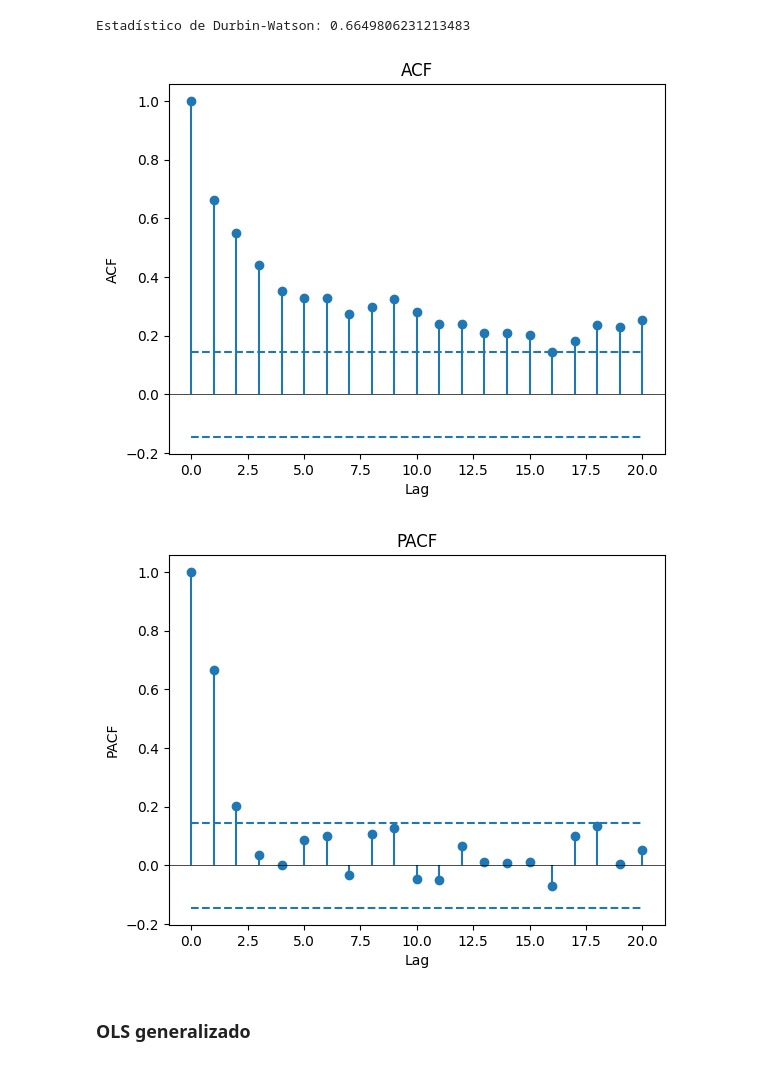
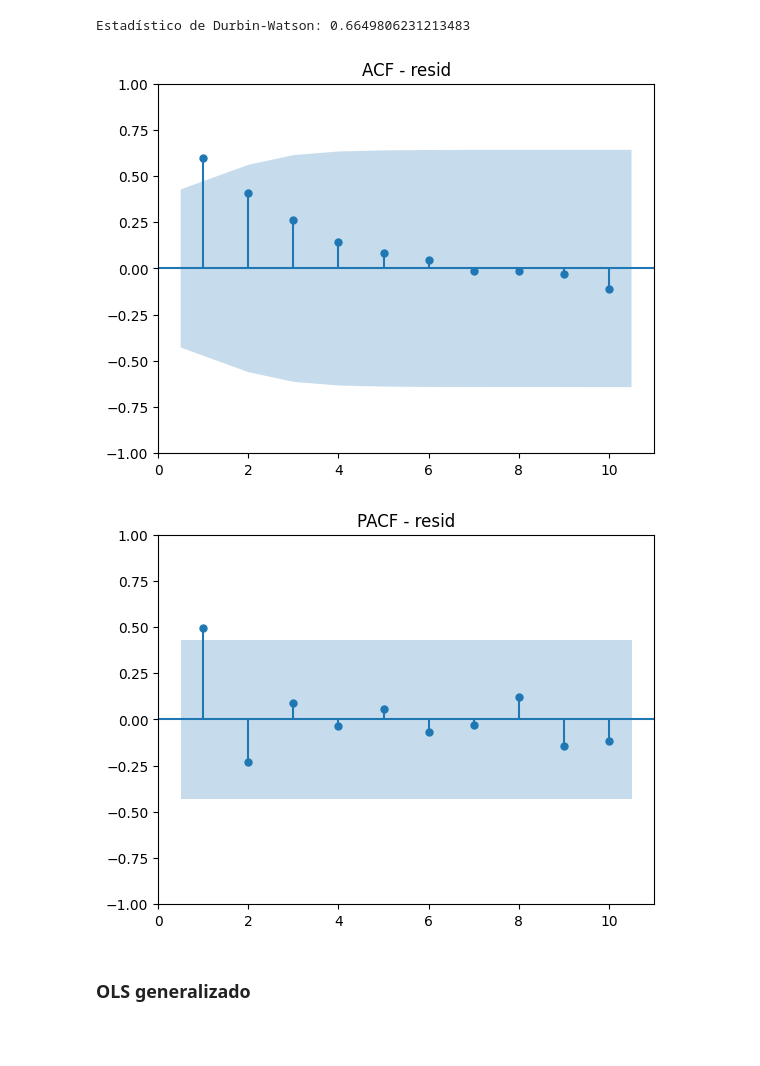
Before and after one commit to felipeaguirre66/UDESA-estocastico, a Jupyter notebook: Clase 7/tp_7NEW.ipynb, the cells around one changed output. Drawn from its saved outputs; the diff is of its cells as text; code cells hidden in the pictures; blank space fills up the shorter version.

```diff
--- a/Clase 7/tp_7NEW.ipynb
+++ b/Clase 7/tp_7NEW.ipynb
@@ -279,31 +250,16 @@ Estadístico de Durbin-Watson: 0.6649806231213483
 # %%
 # Cálculo de ACF y PACF hasta lag 20
 max_lag = 20
 acf1 = acf(model.resid, nlags=max_lag)
 pacf1 = pacf(model.resid, nlags=max_lag)
 
-# 3. Calculamos la banda de confianza aproximada al 95%
-conf_level = 1.96 / np.sqrt(len(model.resid))
-
-# 4. Función para graficar correlogramas con bandas
-def plot_correlogram(values, title, ylabel):
-    lags = np.arange(len(values))
-    plt.figure()
-    plt.vlines(lags, 0, values)
-    plt.plot(lags, values, 'o')
-    plt.hlines([conf_level, -conf_level], 0, max_lag, linestyles='dashed')
-    plt.axhline(0, color='black', linewidth=0.5)
-    plt.xlabel('Lag')
-    plt.ylabel(ylabel)
-    plt.title(title)
-    plt.show()
-
 # 5. Cuatro gráficos separados
-plot_correlogram(acf1,  'ACF',  'ACF')
-plot_correlogram(pacf1, 'PACF', 'PACF')
+plot_acf(acf1, title='ACF - resid', zero=False)
+plot_pacf(pacf1, title='PACF - resid', zero=False)
+plt.show()
 # %% [output]
-[figure, old version]
+[figure, new version]
-[figure, old version]
+[figure, new version]
 # %% [markdown]
 ### OLS generalizado
 # %%
```
Also changed, not shown: parts of 11 cells of this notebook, 36 other files.
